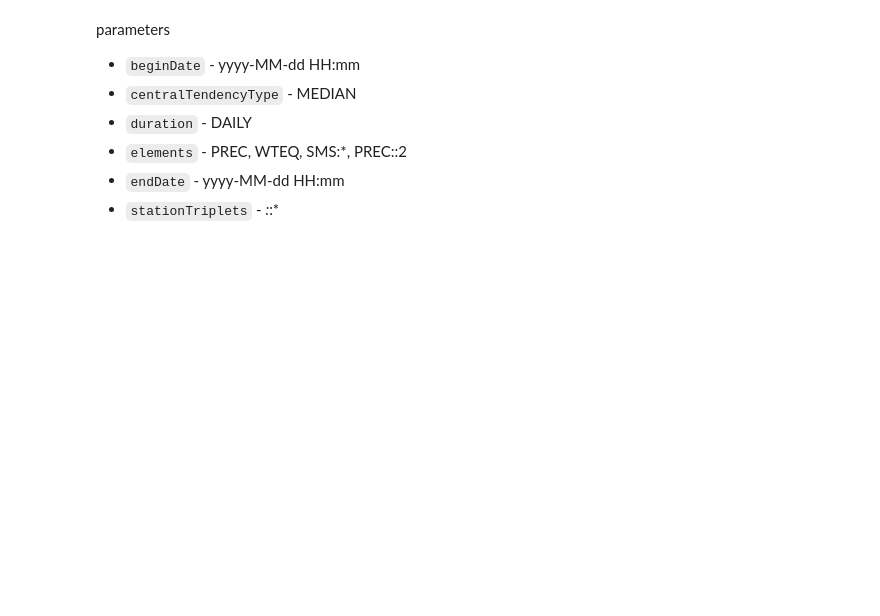
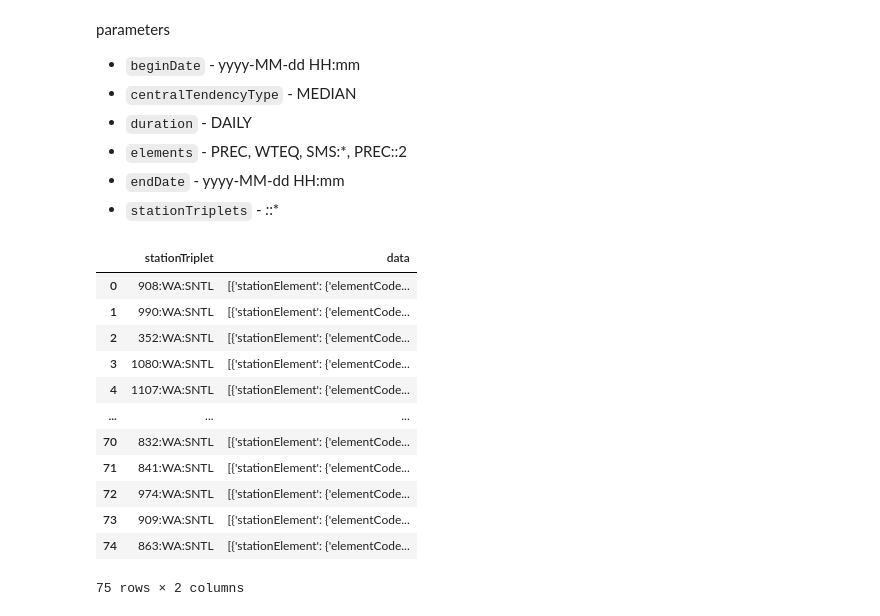
Before and after one commit to johnymontana/snotel-shed, a Jupyter notebook: notebooks/01-snotel-api.ipynb, the cells around one changed output. Cells and saved outputs as stored; diff of their text form; code cells hidden in the pictures; blank space fills up the shorter version.

```diff
--- a/notebooks/01-snotel-api.ipynb
+++ b/notebooks/01-snotel-api.ipynb
@@ -26,0 +143,18 @@ r = requests.get(baseurl + 'services/v1/data', params=payload)
+# %%
+df = pd.DataFrame(data)
+# %%
+df
+# %% [output]
+|  | stationTriplet | data |
+| 0 | 908:WA:SNTL | [{'stationElement': {'elementCode... |
+| 1 | 990:WA:SNTL | [{'stationElement': {'elementCode... |
+| 2 | 352:WA:SNTL | [{'stationElement': {'elementCode... |
+| 3 | 1080:WA:SNTL | [{'stationElement': {'elementCode... |
+| 4 | 1107:WA:SNTL | [{'stationElement': {'elementCode... |
+| ... | ... | ... |
+| 70 | 832:WA:SNTL | [{'stationElement': {'elementCode... |
+| 71 | 841:WA:SNTL | [{'stationElement': {'elementCode... |
+| 72 | 974:WA:SNTL | [{'stationElement': {'elementCode... |
+| 73 | 909:WA:SNTL | [{'stationElement': {'elementCode... |
+| 74 | 863:WA:SNTL | [{'stationElement': {'elementCode... |
+75 rows × 2 columns
```
Also changed, not shown: parts of 31 cells of this notebook.
